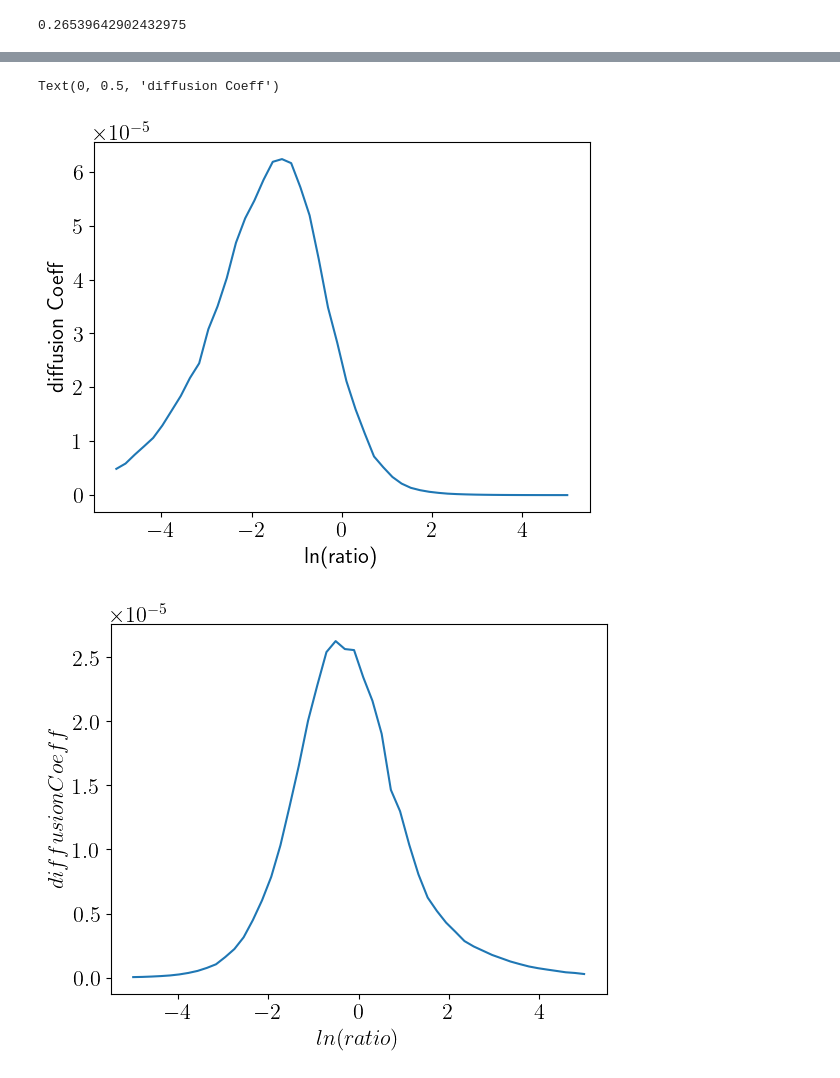
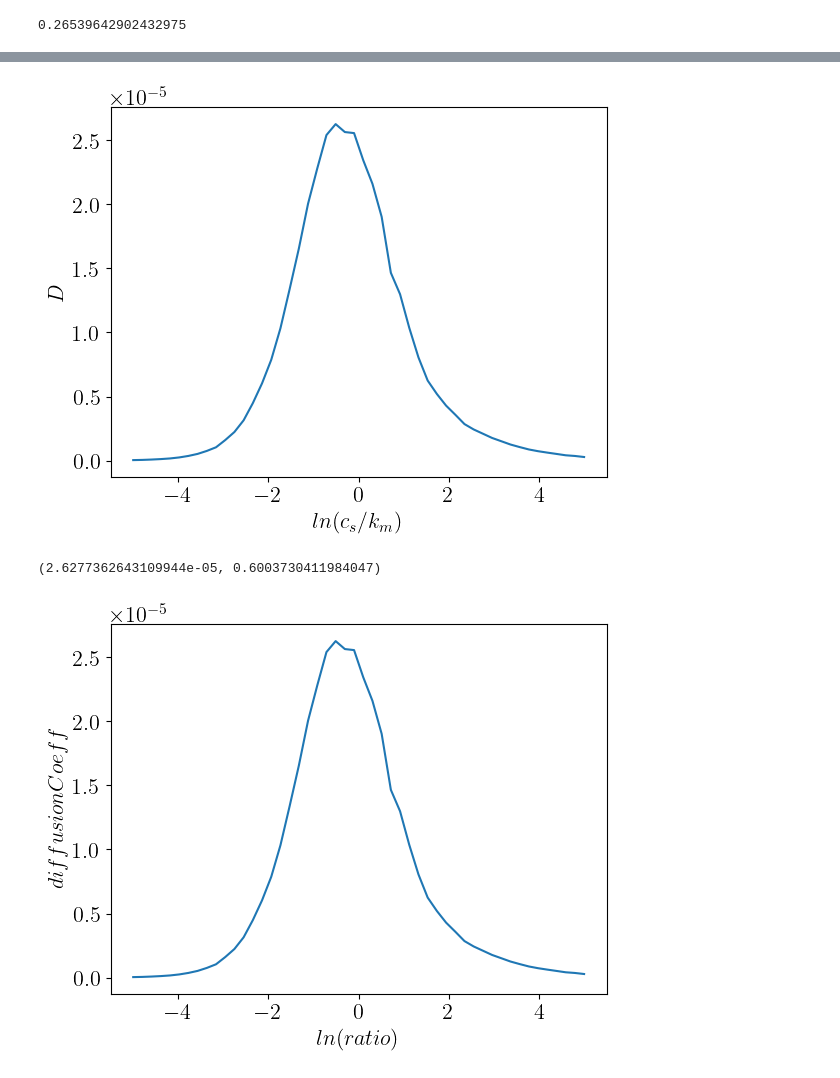
Before and after one commit to alireza-astane/starSwimmer3D, a Jupyter notebook: swimmerProject/phase5.ipynb, the cells around one changed output, grey strips where cells are left out. Drawn from its saved outputs; the diff is of its cells as text; code cells hidden in the pictures.

```diff
--- a/swimmerProject/phase5.ipynb
+++ b/swimmerProject/phase5.ipynb
@@ -518,14 +523,17 @@ ratios[np.argmax(diffs2)]
 # %%
-plt.plot(np.log(ratios),diffs2/6 )
-plt.xlabel("ln(ratio)")
-plt.ylabel("diffusion Coeff")
-#plt.savefig("5_1.png")
+plt.plot(np.log(ratios),diffs2/6*ratios )
+plt.xlabel("$ln(c_s/k_m)$")
+plt.ylabel("$D$")
+plt.savefig("5_1.png")
 # %% [output]
-Text(0, 0.5, 'diffusion Coeff')
-[figure, old version]
+[figure, new version]
 # %%
 import matplotlib
 matplotlib.rcParams.update({'font.size': 16})
+# %%
+np.max(diffs2/6*ratios),ratios[np.argmax(diffs2/6*ratios)]
+# %% [output]
+(2.6277362643109944e-05, 0.6003730411984047)
 # %%
 plt.plot(np.log(ratios),ratios*diffs2/6 )
 plt.xlabel("$ln(ratio)$")
```
Also changed, not shown: parts of 8 cells of this notebook, 41 other files.
